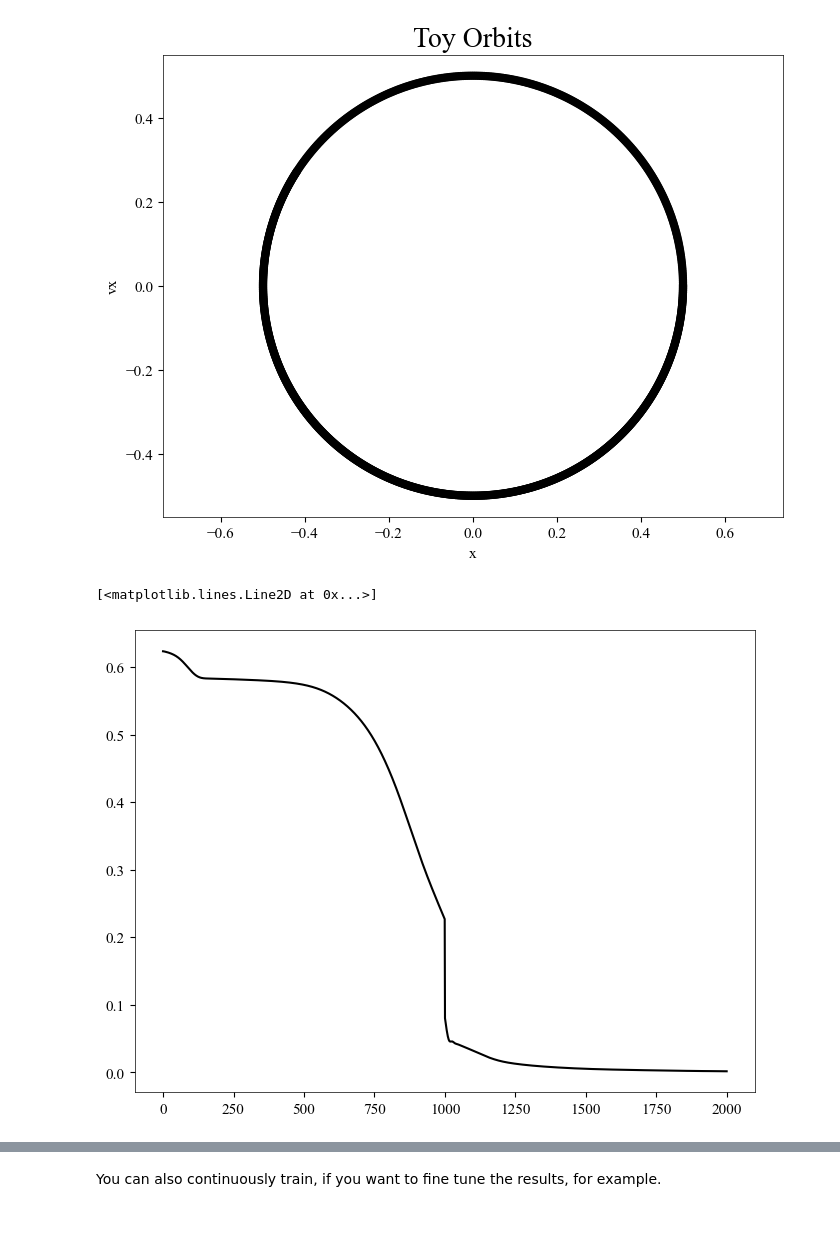
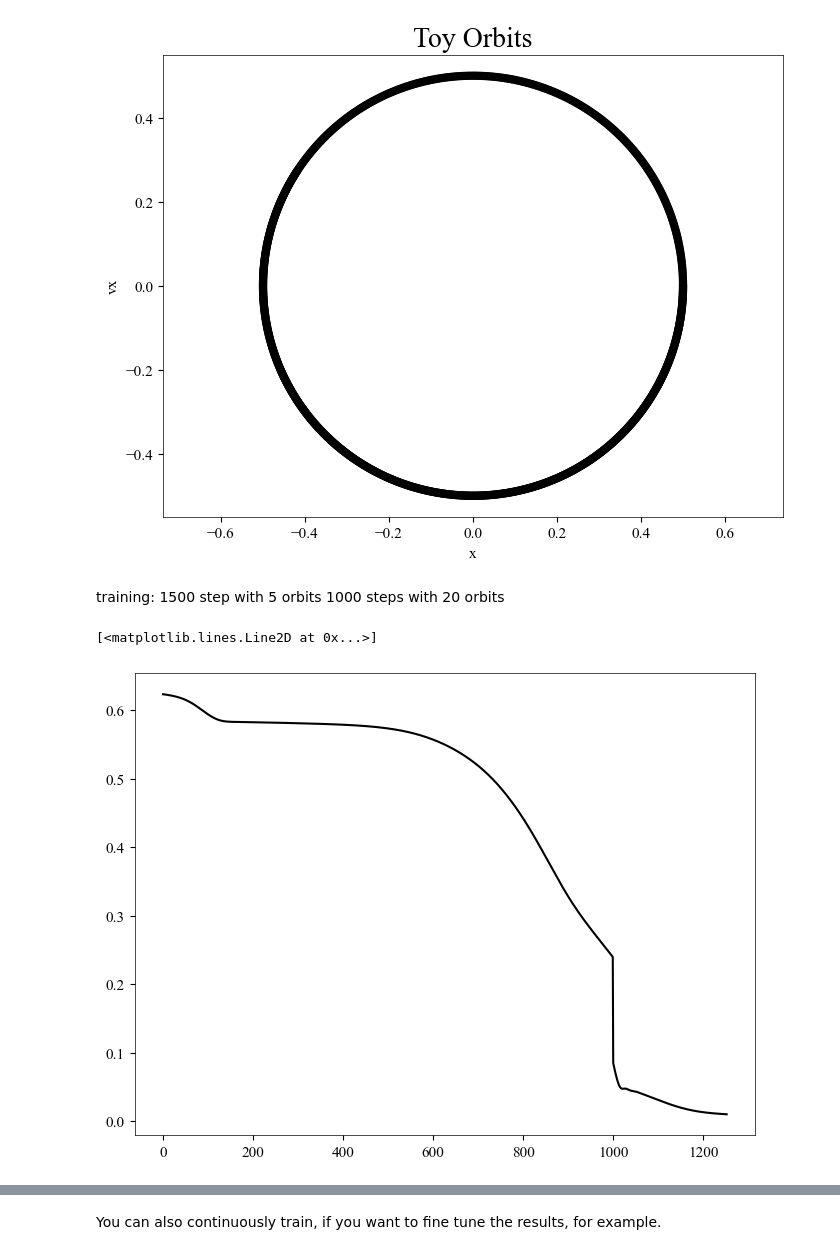
Before and after one commit to sgpfaff/orbitflows, a Jupyter notebook: examples/test_stuff.ipynb, the cells around one changed output, grey strips where cells are left out. Drawn from its saved outputs; the diff is of its cells as text; code cells hidden in the pictures; blank space fills up the shorter version.

```diff
--- a/examples/test_stuff.ipynb
+++ b/examples/test_stuff.ipynb
@@ -30,18 +30,21 @@ plt.title('Toy Orbits', fontsize=20)
 # %% [output]
 Text(0.5, 1.0, 'Toy Orbits')
 [figure]
+# %% [markdown]
+training: 1500 step with 5 orbits
+1000 steps with 20 orbits
 # %%
 def isoDiskPotential(x, amp=1, sigma=0.1):
     _H = sigma / torch.sqrt(torch.tensor([8.0 * torch.pi * amp]))[0]
     _sigma2 = sigma**2
     return 2.0 * _sigma2 * torch.log(torch.cosh(0.5 * x / _H))
 
-steps = 1000
+steps = 200
 model.train(isoDiskPotential, training_data, steps)
 plt.plot(model.loss_list)
 # %% [output]
 [<matplotlib.lines.Line2D at 0x...>]
-[figure, old version]
+[figure, new version]
 # %%
 ps_nf = model.aa_to_ps(aa_guess)
 # %%
```
Also changed, not shown: parts of 18 cells of this notebook, 10 other files.
